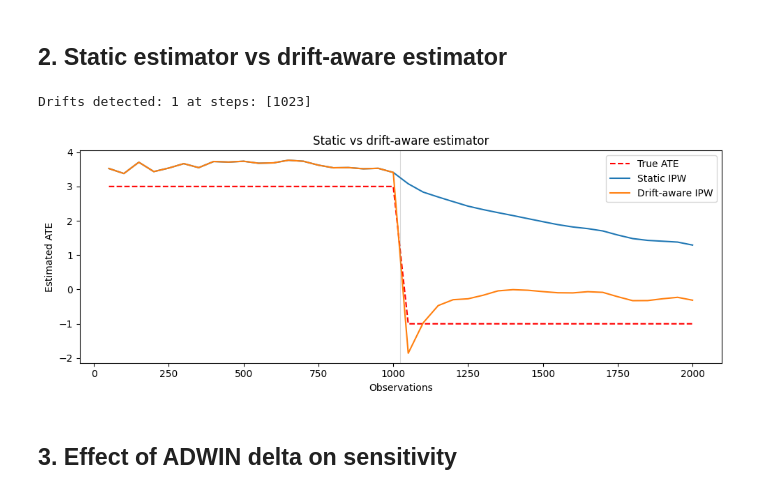
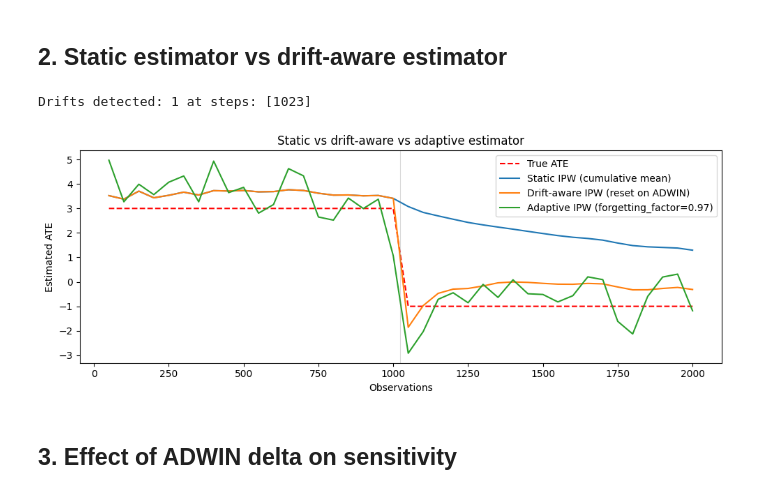
Before and after one commit to athammad/onlinecml, a Jupyter notebook: docs/examples/08_concept_drift.ipynb, the cells around one changed output. Saved outputs shown, nothing was run; the diff lists cells and outputs as text; code cells hidden in the pictures.

```diff
--- a/docs/examples/08_concept_drift.ipynb
+++ b/docs/examples/08_concept_drift.ipynb
@@ -48,45 +59,53 @@ aware_ates  = []
 monitor     = ConceptDriftMonitor(delta=0.002)
 detected_at = []
 
+# Adaptive: forgetting_factor < 1 down-weights old pseudo-outcomes continuously
+adaptive_ipw  = OnlineIPW(forgetting_factor=0.97)
+adaptive_ates = []
+
 for i, (x, w, y, tau) in enumerate(
     DriftingCausalStream(n=2000, true_ate=3.0, shifted_ate=-1.0,
                          changepoint=1000, seed=42)
 ):
     # Static
     static_ipw.learn_one(x, w, y)
 
-    # Drift-aware
+    # Drift-aware (reset on detection)
     ps = max(0.01, min(0.99, aware_ipw.ps_model.predict_one(x)))
     psi = (w * y / ps) - ((1 - w) * y / (1 - ps))
     monitor.update(psi)
     if monitor.drift_detected:
         aware_ipw.reset()
         detected_at.append(i)
     aware_ipw.learn_one(x, w, y)
 
+    # Adaptive (continuous forgetting)
+    adaptive_ipw.learn_one(x, w, y)
+
     if (i + 1) % LOG_EVERY == 0:
         static_ates.append(static_ipw.predict_ate())
         aware_ates.append(aware_ipw.predict_ate())
+        adaptive_ates.append(adaptive_ipw.predict_ate())
 
 steps = [(i + 1) * LOG_EVERY for i in range(len(static_ates))]
 true_ate_curve = [3.0 if s <= 1000 else -1.0 for s in steps]
 
 fig, ax = plt.subplots(figsize=(10, 4))
 ax.plot(steps, true_ate_curve, color="red", linestyle="--", label="True ATE")
-ax.plot(steps, static_ates, label="Static IPW", color="tab:blue")
-ax.plot(steps, aware_ates, label="Drift-aware IPW", color="tab:orange")
+ax.plot(steps, static_ates, label="Static IPW (cumulative mean)", color="tab:blue")
+ax.plot(steps, aware_ates, label="Drift-aware IPW (reset on ADWIN)", color="tab:orange")
+ax.plot(steps, adaptive_ates, label="Adaptive IPW (forgetting_factor=0.97)", color="tab:green")
 for d in detected_at:
     ax.axvline(d, color="gray", alpha=0.3, linewidth=0.8)
 ax.set_xlabel("Observations")
 ax.set_ylabel("Estimated ATE")
-ax.set_title("Static vs drift-aware estimator")
+ax.set_title("Static vs drift-aware vs adaptive estimator")
 ax.legend()
 plt.tight_layout()
-plt.savefig("/tmp/concept_drift.png", dpi=100)
 print(f"Drifts detected: {monitor.n_drifts} at steps: {detected_at[:5]}")
 # %% [output]
 Drifts detected: 1 at steps: [1023]
-[figure, old version]
+[figure, new version]
 # %% [markdown]
 ## 3. Effect of ADWIN delta on sensitivity
 # %%
```
Also changed, not shown: parts of 1 cell of this notebook, 10 other files.
